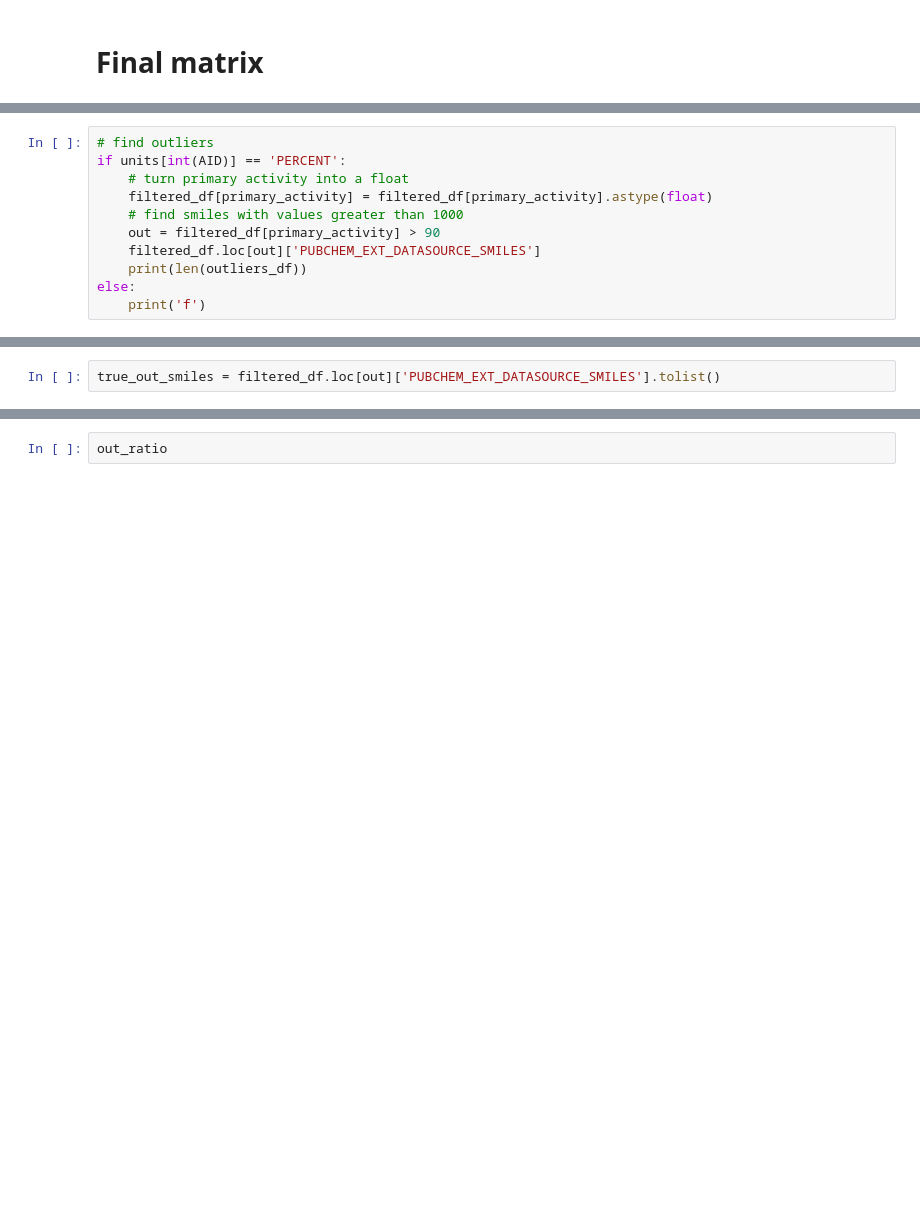
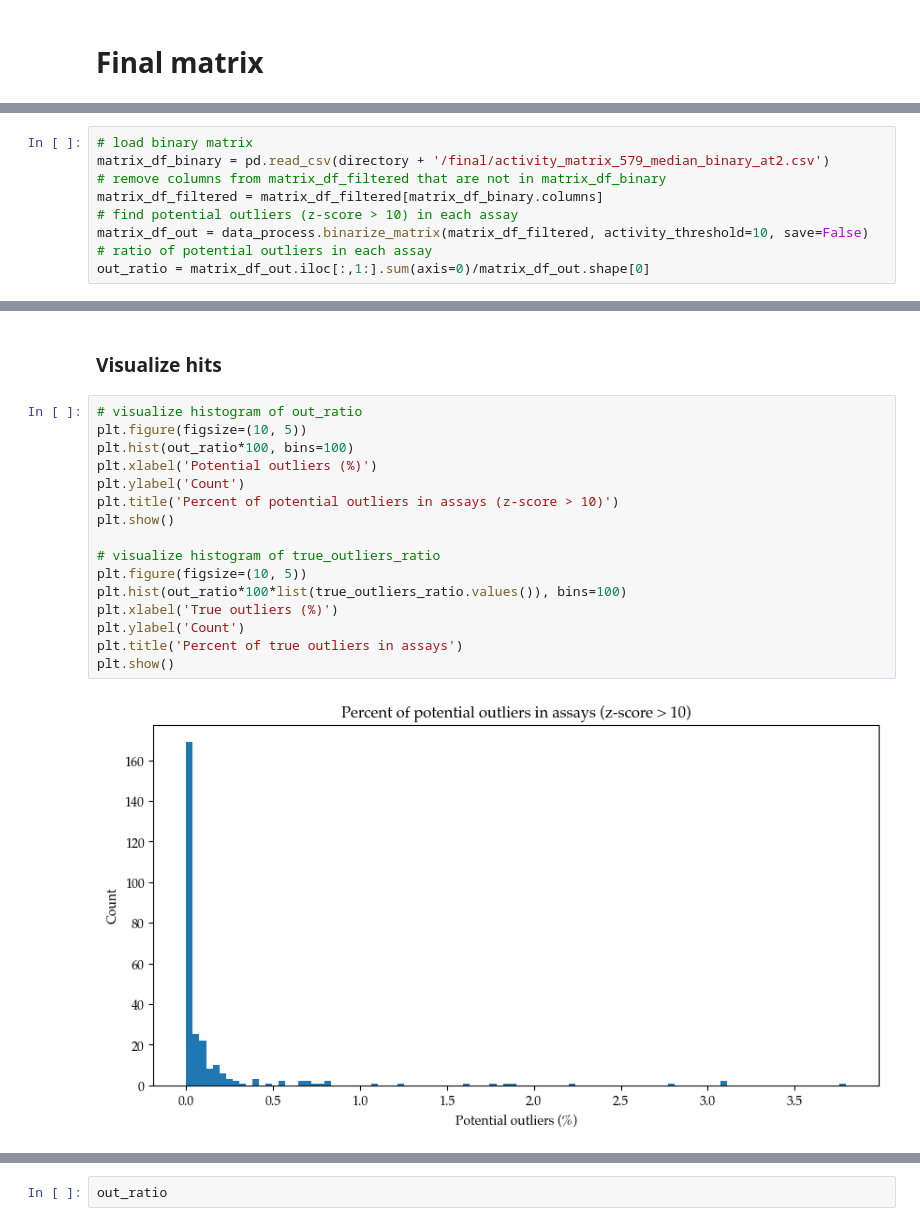
Before and after one commit to davidkubanek/Thesis, a Jupyter notebook: HTS_fingerprints.ipynb, the cells around one changed output, grey strips where cells are left out. Saved outputs shown, nothing was run; the diff lists cells and outputs as text; blank space fills up the shorter version.

```diff
--- a/HTS_fingerprints.ipynb
+++ b/HTS_fingerprints.ipynb
@@ -1474,11 +1435,0 @@ filtered_df.head()
-# %%
-# find outliers
-if units[int(AID)] == 'PERCENT':
-    # turn primary activity into a float
-    filtered_df[primary_activity] = filtered_df[primary_activity].astype(float)
-    # find smiles with values greater than 1000
-    out = filtered_df[primary_activity] > 90
-    filtered_df.loc[out]['PUBCHEM_EXT_DATASOURCE_SMILES']
-    print(len(outliers_df))
-else:
-    print('f')
@@ -1492,2 +1435,0 @@ See the caveats in the documentation: https://pandas.pydata.org/pandas-docs/stab
-# %%
-true_out_smiles = filtered_df.loc[out]['PUBCHEM_EXT_DATASOURCE_SMILES'].tolist()
@@ -1569,0 +1475,9 @@ NEXT
+# %%
+# load binary matrix
+matrix_df_binary = pd.read_csv(directory + '/final/activity_matrix_579_median_binary_at2.csv')
+# remove columns from matrix_df_filtered that are not in matrix_df_binary
+matrix_df_filtered = matrix_df_filtered[matrix_df_binary.columns]
+# find potential outliers (z-score > 10) in each assay
+matrix_df_out = data_process.binarize_matrix(matrix_df_filtered, activity_threshold=10, save=False)
+# ratio of potential outliers in each assay
+out_ratio = matrix_df_out.iloc[:,1:].sum(axis=0)/matrix_df_out.shape[0]
@@ -1569,0 +1525,20 @@ NEXT
+# %% [markdown]
+### Visualize hits
+# %%
+# visualize histogram of out_ratio
+plt.figure(figsize=(10, 5))
+plt.hist(out_ratio*100, bins=100)
+plt.xlabel('Potential outliers (%)')
+plt.ylabel('Count')
+plt.title('Percent of potential outliers in assays (z-score > 10)')
+plt.show()
+
+# visualize histogram of true_outliers_ratio
+plt.figure(figsize=(10, 5))
+plt.hist(out_ratio*100*list(true_outliers_ratio.values()), bins=100)
+plt.xlabel('True outliers (%)')
+plt.ylabel('Count')
+plt.title('Percent of true outliers in assays')
+plt.show()
+# %% [output]
+[figure, added]
```
Also changed, not shown: parts of 50 cells of this notebook, 1 other file.
